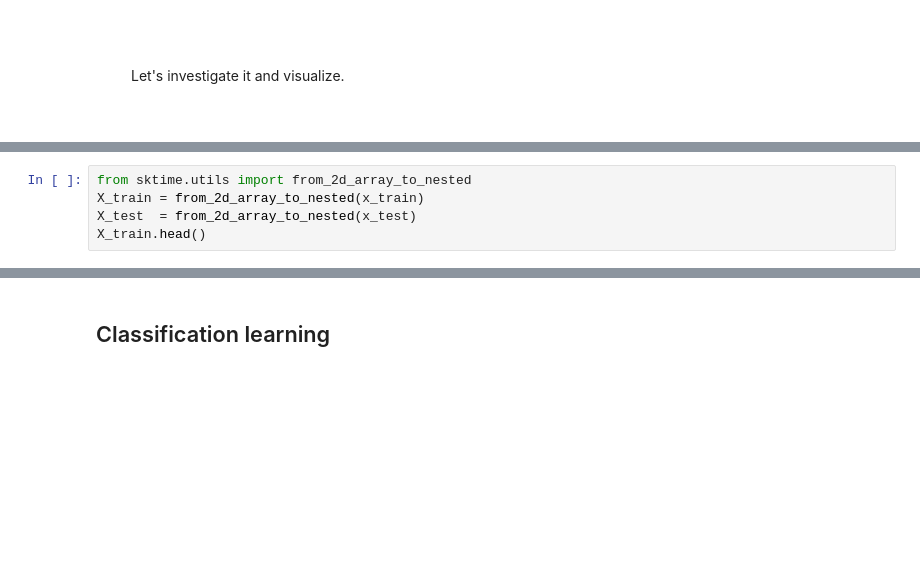
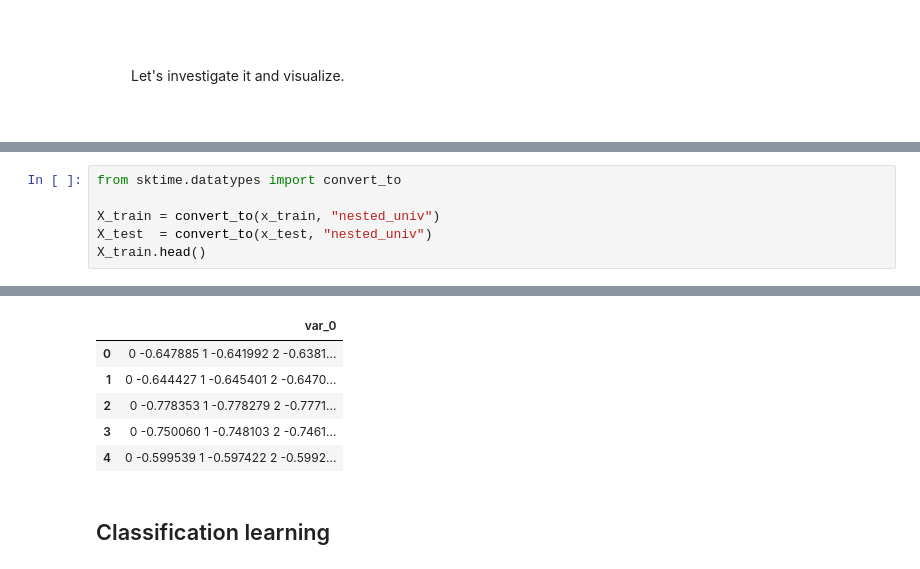
Before and after one commit to MVRonkin/Time-Series-Analysis-Lectures-and-Workshops, a Jupyter notebook: workshops_notebook/WS_6.ipynb, the cells around one changed output, grey strips where cells are left out. Drawn from its saved outputs; the diff is of its cells as text; blank space fills up the shorter version.

```diff
--- a/workshops_notebook/WS_6.ipynb
+++ b/workshops_notebook/WS_6.ipynb
@@ -140,6 +108,7 @@ For instance in our case it can be transformed such as
 # %%
-from sktime.utils import from_2d_array_to_nested
-X_train = from_2d_array_to_nested(x_train)
-X_test  = from_2d_array_to_nested(x_test)
+from sktime.datatypes import convert_to
+
+X_train = convert_to(x_train, "nested_univ")
+X_test  = convert_to(x_test, "nested_univ")
 X_train.head()
 # %% [output]
@@ -147,3 +115,9 @@ ImportError: cannot import name 'from_2d_array_to_nested' from 'sktime.utils' (c
+|  | var_0 |
+| 0 | 0 -0.647885 1 -0.641992 2 -0.6381... |
+| 1 | 0 -0.644427 1 -0.645401 2 -0.6470... |
+| 2 | 0 -0.778353 1 -0.778279 2 -0.7771... |
+| 3 | 0 -0.750060 1 -0.748103 2 -0.7461... |
+| 4 | 0 -0.599539 1 -0.597422 2 -0.5992... |
 # %% [markdown]
 ## Classification learning
 # %% [markdown]
```
Also changed, not shown: parts of 11 cells of this notebook.
